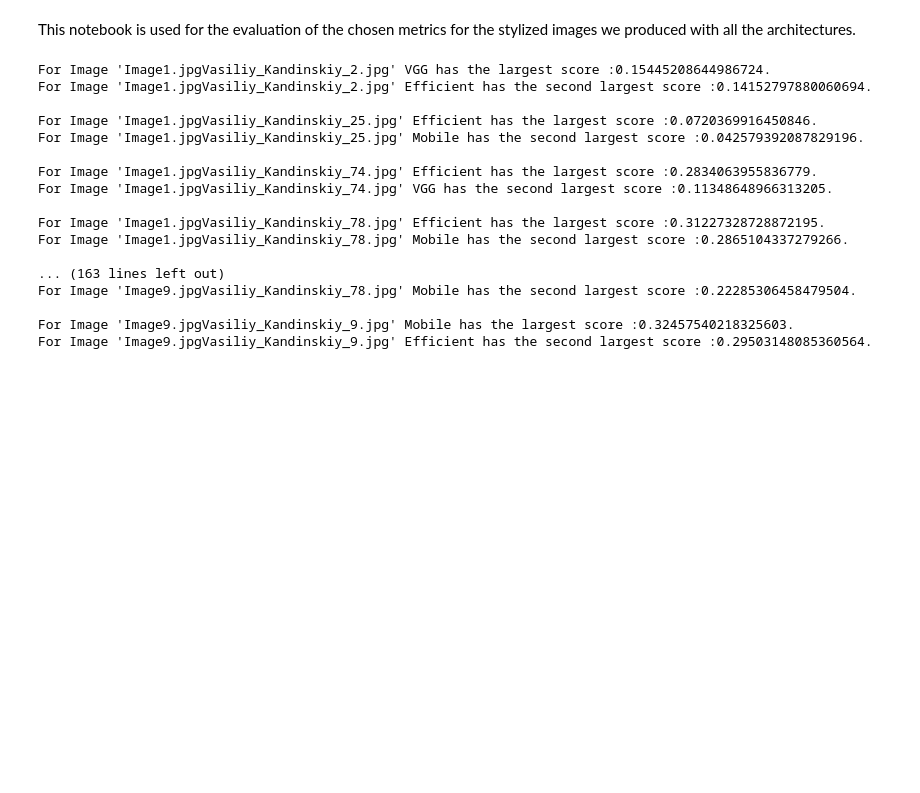
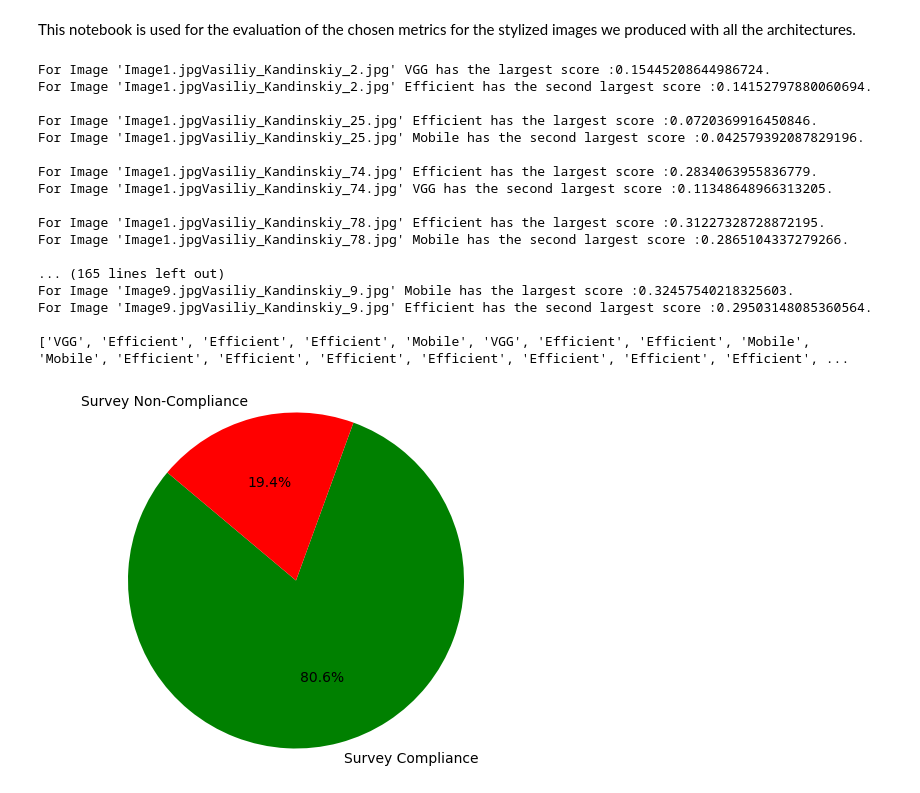
Before and after one commit to HenrikMader/NeuralTransfer, a Jupyter notebook: Evaluation_metrics.ipynb, the cells around one changed output. Drawn from its saved outputs; the diff is of its cells as text; code cells hidden in the pictures; blank space fills up the shorter version.

```diff
--- a/Evaluation_metrics.ipynb
+++ b/Evaluation_metrics.ipynb
@@ -246,6 +246,7 @@ for i in range(len(image_strings)):
             print("For Image '"+image_strings[i]+f"' Mobile has the second largest score :{value2}.")
             print()
             Second_Places.append("Mobile")
+print(First_Places)
 # %% [output]
 For Image 'Image1.jpgVasiliy_Kandinskiy_2.jpg' VGG has the largest score :0.15445208644986724.
 For Image 'Image1.jpgVasiliy_Kandinskiy_2.jpg' Efficient has the second largest score :0.14152797880060694.
@@ -259,8 +260,21 @@ For Image 'Image1.jpgVasiliy_Kandinskiy_74.jpg' VGG has the second largest score
 For Image 'Image1.jpgVasiliy_Kandinskiy_78.jpg' Efficient has the largest score :0.31227328728872195.
 For Image 'Image1.jpgVasiliy_Kandinskiy_78.jpg' Mobile has the second largest score :0.2865104337279266.
 
-... (163 lines left out)
-For Image 'Image9.jpgVasiliy_Kandinskiy_78.jpg' Mobile has the second largest score :0.22285306458479504.
-
+... (165 lines left out)
 For Image 'Image9.jpgVasiliy_Kandinskiy_9.jpg' Mobile has the largest score :0.32457540218325603.
 For Image 'Image9.jpgVasiliy_Kandinskiy_9.jpg' Efficient has the second largest score :0.29503148085360564.
+
+['VGG', 'Efficient', 'Efficient', 'Efficient', 'Mobile', 'VGG', 'Efficient', 'Efficient', 'Mobile', 'Mobile', 'Efficient', 'Efficient', 'Efficient', 'Efficient', 'Efficient', 'Efficient', 'Efficient', ...
+# %%
+import matplotlib.pyplot as plt
+
+labels = ['Survey Compliance', 'Survey Non-Compliance']
+sizes = [29/36, 7/36]
+colors = ['green', 'red']
+
+plt.pie(sizes, labels=labels, colors=colors, autopct='%1.1f%%', startangle=140)
+plt.axis('equal')
+#plt.title('Proposed metric')
+plt.show()
+# %% [output]
+[figure, added]
```
